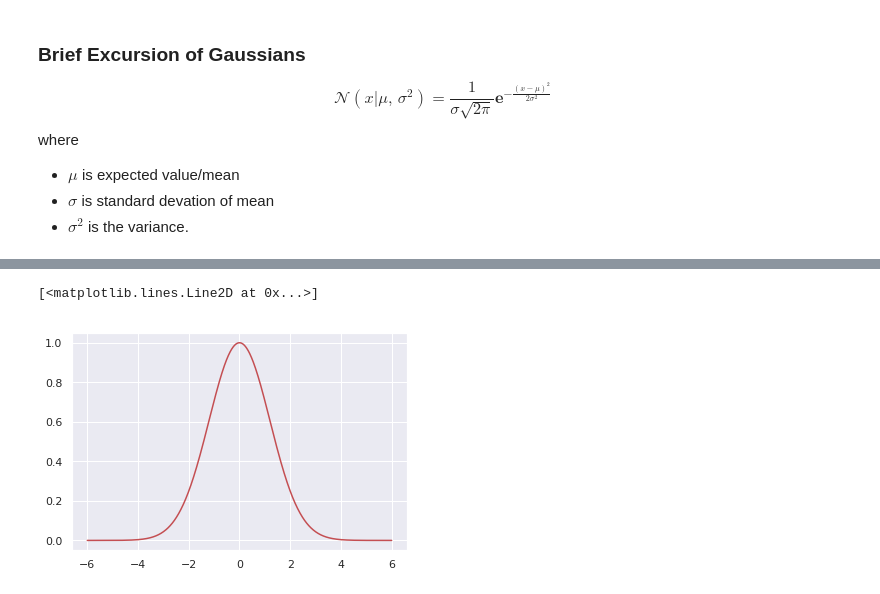
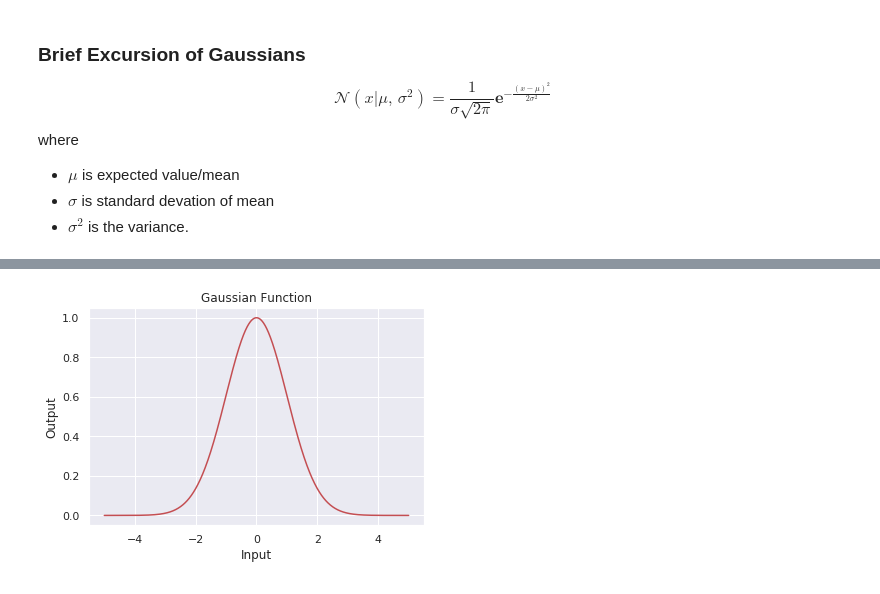
Before and after one commit to Demirrr/Fundamentals, a Jupyter notebook: Kernels/Untitled.ipynb, the cells around one changed output, grey strips where cells are left out. Drawn from its saved outputs; the diff is of its cells as text; code cells hidden in the pictures.

```diff
--- a/Kernels/Untitled.ipynb
+++ b/Kernels/Untitled.ipynb
@@ -64,7 +60,10 @@ def gaussian_function(x,mu=0,sigma=1):
 # %%
 # Sigma=1 and Mu=0 results in such plot
 x=np.linspace(-5, 5, 1000)
-plt.plot(input_,gaussian_function(x,0,1),color='r')
+plt.plot(x,gaussian_function(x,0,1),color='r')
+plt.title('Gaussian Function')
+plt.ylabel('Output')
+plt.xlabel('Input')
+plt.show()
 # %% [output]
-[<matplotlib.lines.Line2D at 0x...>]
-[figure, old version]
+[figure, new version]
```
Also changed, not shown: parts of 8 cells of this notebook.
